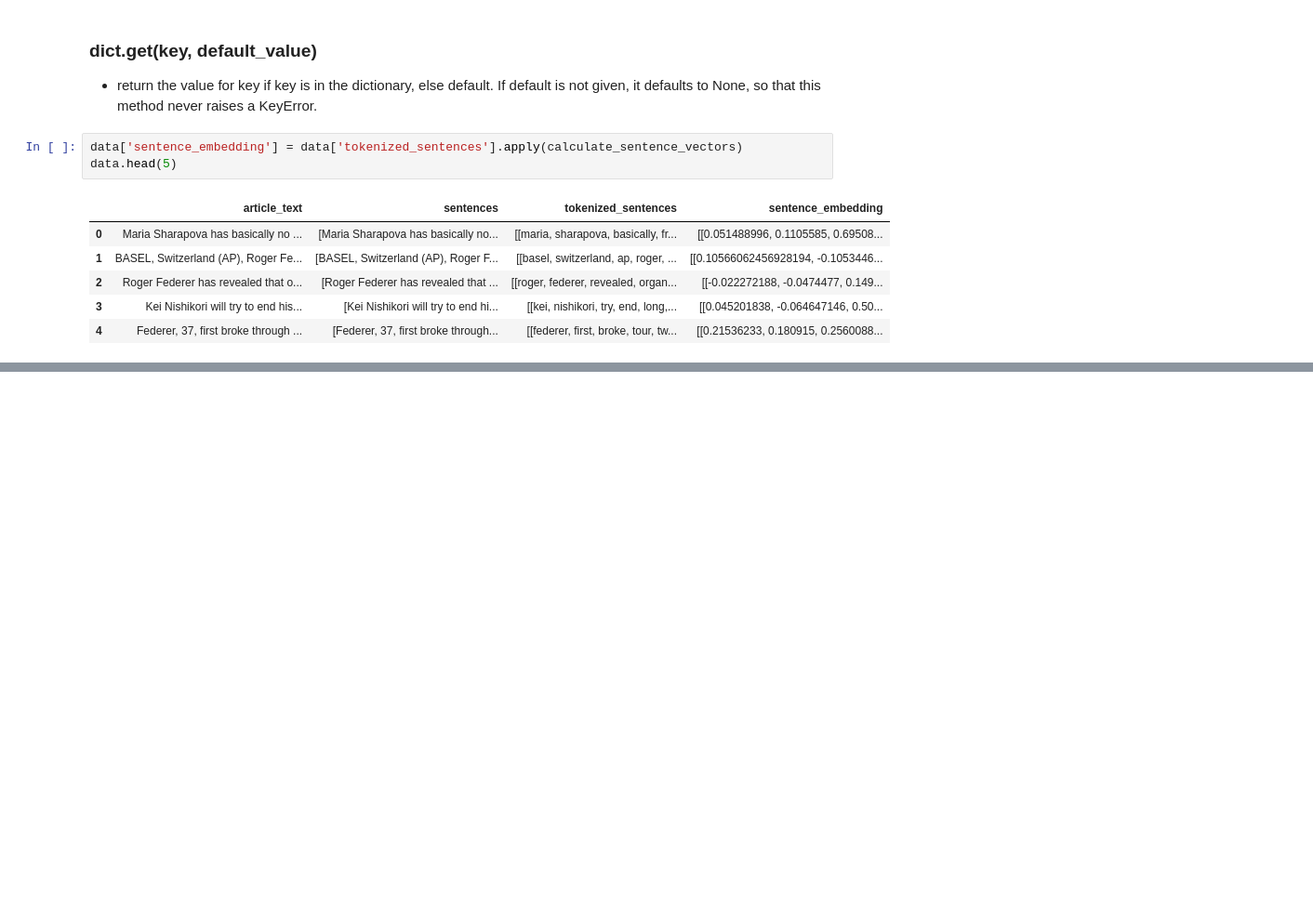
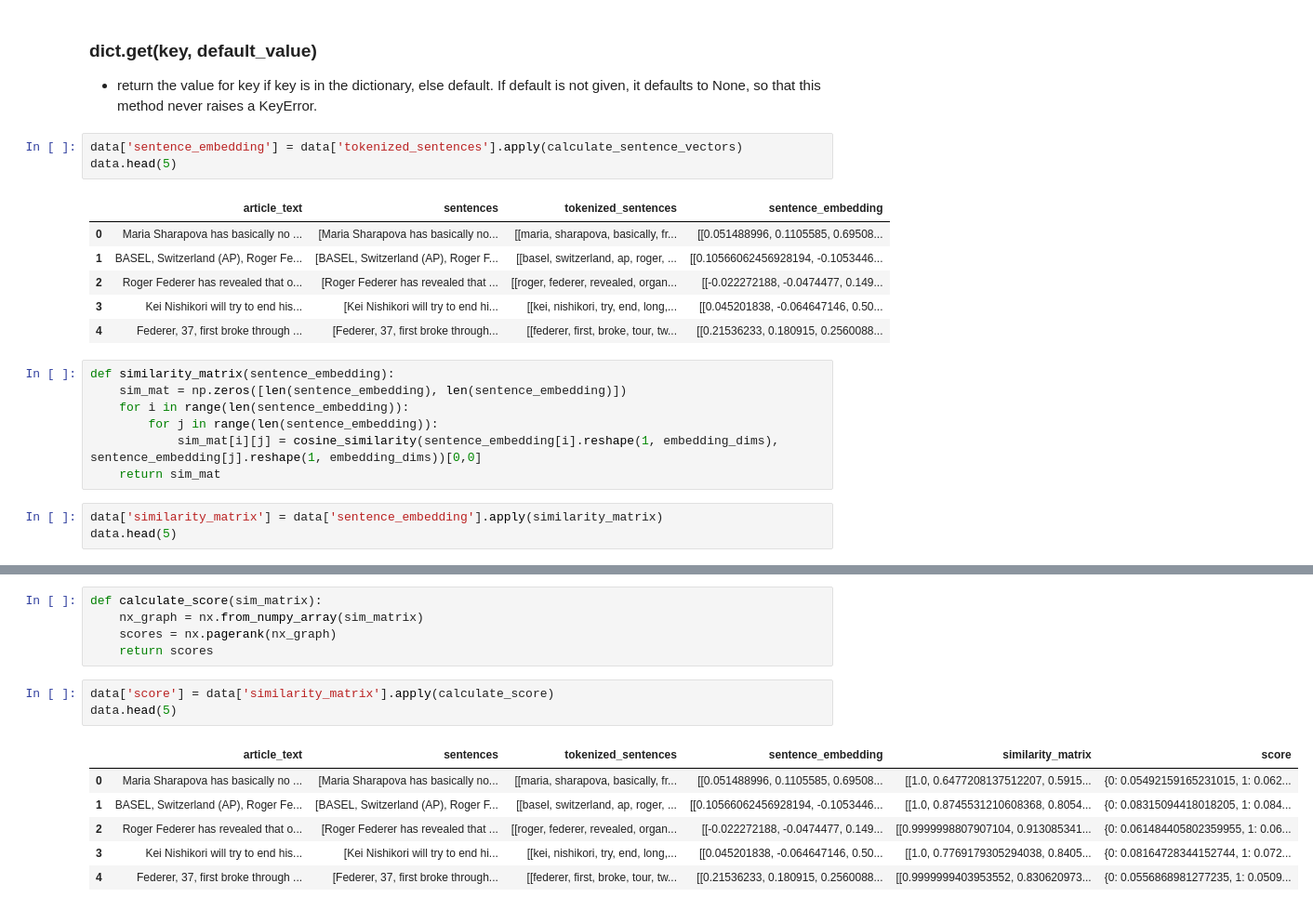
Before and after one commit to godpeny/laboratory, a Jupyter notebook: Study/NLP_Using_Deep_Learning/Text_Summarization/sentence_embedding_based_on_text_rank.ipynb, the cells around one changed output, grey strips where cells are left out. Shown: that part at 93% size. Saved outputs shown, nothing was run; the diff lists cells and outputs as text; blank space fills up the shorter version.

```diff
--- a/Study/NLP_Using_Deep_Learning/Text_Summarization/sentence_embedding_based_on_text_rank.ipynb
+++ b/Study/NLP_Using_Deep_Learning/Text_Summarization/sentence_embedding_based_on_text_rank.ipynb
@@ -135,3 +135,13 @@ data.head(5)
 | 2 | Roger Federer has revealed that o... | [Roger Federer has revealed that ... | [[roger, federer, revealed, organ... | [[-0.022272188, -0.0474477, 0.149... |
 | 3 | Kei Nishikori will try to end his... | [Kei Nishikori will try to end hi... | [[kei, nishikori, try, end, long,... | [[0.045201838, -0.064647146, 0.50... |
 | 4 | Federer, 37, first broke through ... | [Federer, 37, first broke through... | [[federer, first, broke, tour, tw... | [[0.21536233, 0.180915, 0.2560088... |
+# %%
+def similarity_matrix(sentence_embedding):
+    sim_mat = np.zeros([len(sentence_embedding), len(sentence_embedding)])
+    for i in range(len(sentence_embedding)):
+        for j in range(len(sentence_embedding)):
+            sim_mat[i][j] = cosine_similarity(sentence_embedding[i].reshape(1, embedding_dims), sentence_embedding[j].reshape(1, embedding_dims))[0,0]
+    return sim_mat
+# %%
+data['similarity_matrix'] = data['sentence_embedding'].apply(similarity_matrix)
+data.head(5)
@@ -137,0 +155,15 @@ data.head(5)
+# %%
+def calculate_score(sim_matrix):
+    nx_graph = nx.from_numpy_array(sim_matrix)
+    scores = nx.pagerank(nx_graph)
+    return scores
+# %%
+data['score'] = data['similarity_matrix'].apply(calculate_score)
+data.head(5)
+# %% [output]
+|  | article_text | sentences | tokenized_sentences | sentence_embedding | similarity_matrix | score |
+| 0 | Maria Sharapova has basically no ... | [Maria Sharapova has basically no... | [[maria, sharapova, basically, fr... | [[0.051488996, 0.1105585, 0.69508... | [[1.0, 0.6477208137512207, 0.5915... | {0: 0.05492159165231015, 1: 0.062... |
+| 1 | BASEL, Switzerland (AP), Roger Fe... | [BASEL, Switzerland (AP), Roger F... | [[basel, switzerland, ap, roger, ... | [[0.10566062456928194, -0.1053446... | [[1.0, 0.8745531210608368, 0.8054... | {0: 0.08315094418018205, 1: 0.084... |
+| 2 | Roger Federer has revealed that o... | [Roger Federer has revealed that ... | [[roger, federer, revealed, organ... | [[-0.022272188, -0.0474477, 0.149... | [[0.9999998807907104, 0.913085341... | {0: 0.061484405802359955, 1: 0.06... |
+| 3 | Kei Nishikori will try to end his... | [Kei Nishikori will try to end hi... | [[kei, nishikori, try, end, long,... | [[0.045201838, -0.064647146, 0.50... | [[1.0, 0.7769179305294038, 0.8405... | {0: 0.08164728344152744, 1: 0.072... |
+| 4 | Federer, 37, first broke through ... | [Federer, 37, first broke through... | [[federer, first, broke, tour, tw... | [[0.21536233, 0.180915, 0.2560088... | [[0.9999999403953552, 0.830620973... | {0: 0.0556868981277235, 1: 0.0509... |
```
Also changed, not shown: parts of 4 cells of this notebook.
